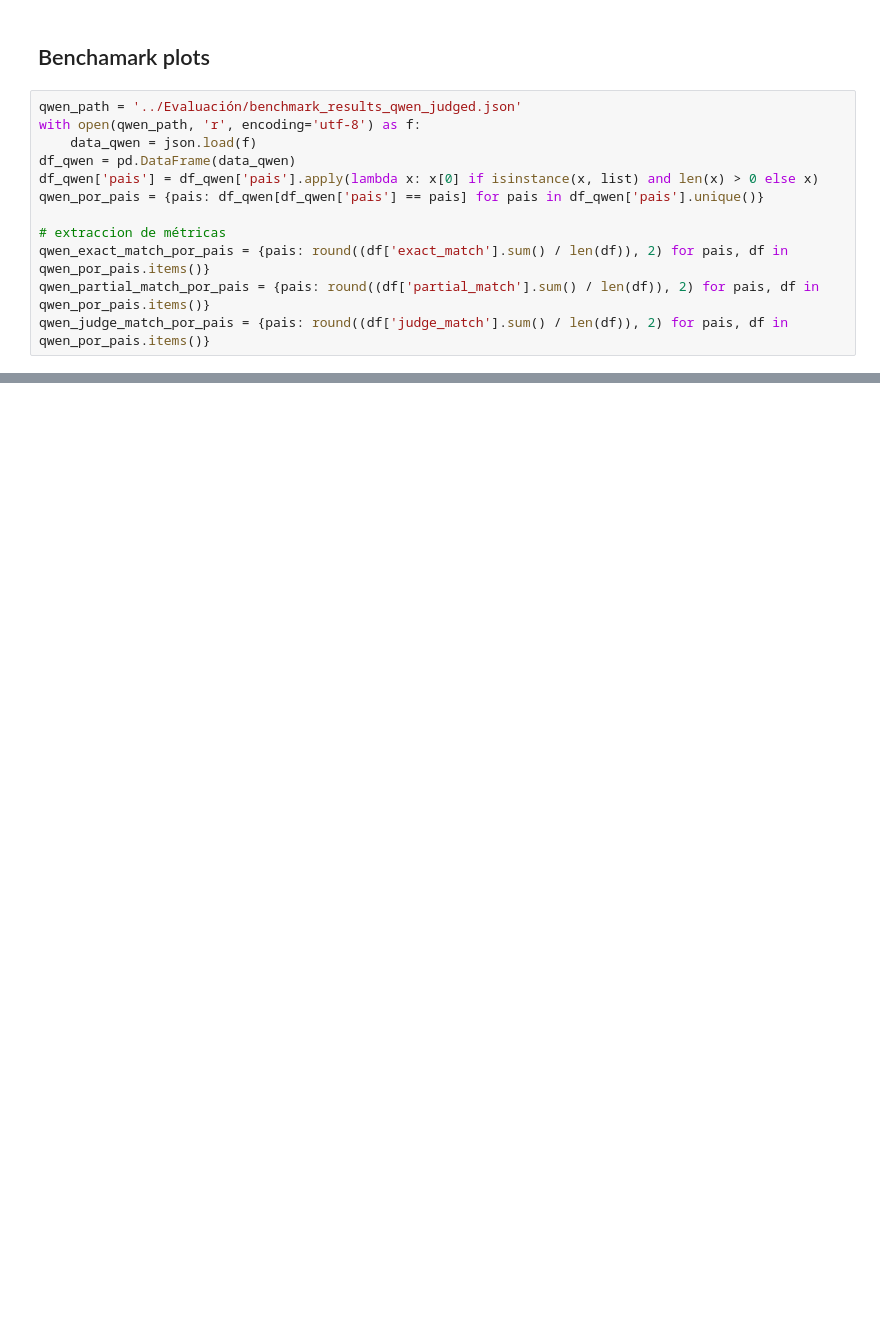
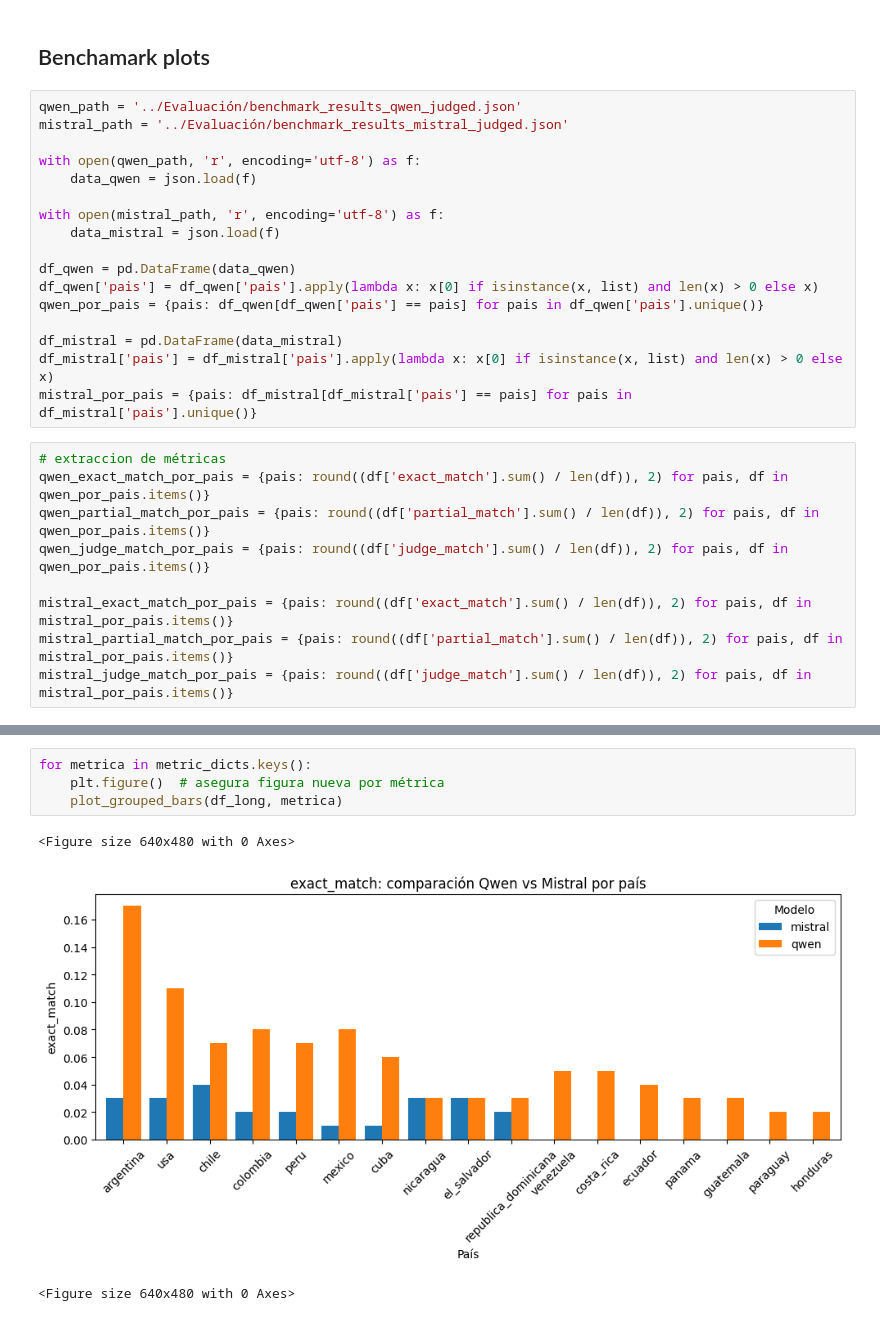
Before and after one commit to JuanHernandez-uc/Proyecto-IA-Gen, a Jupyter notebook: Analisis de datos/analisis_QA.ipynb, the cells around one changed output, grey strips where cells are left out. Cells and saved outputs as stored; diff of their text form; blank space fills up the shorter version.

```diff
--- a/Analisis de datos/analisis_QA.ipynb
+++ b/Analisis de datos/analisis_QA.ipynb
@@ -184,16 +187,30 @@ plot_entity_degree_distributions(entidades_no_humanas_por_pais, "Distribuciones
 ## Benchamark plots
 # %%
 qwen_path = '../Evaluación/benchmark_results_qwen_judged.json'
+mistral_path = '../Evaluación/benchmark_results_mistral_judged.json'
+
 with open(qwen_path, 'r', encoding='utf-8') as f:
     data_qwen = json.load(f)
+
+with open(mistral_path, 'r', encoding='utf-8') as f:
+    data_mistral = json.load(f)
+
 df_qwen = pd.DataFrame(data_qwen)
 df_qwen['pais'] = df_qwen['pais'].apply(lambda x: x[0] if isinstance(x, list) and len(x) > 0 else x)
 qwen_por_pais = {pais: df_qwen[df_qwen['pais'] == pais] for pais in df_qwen['pais'].unique()}
 
-# extraccion de métricas
-qwen_exact_match_por_pais = {pais: round((df['exact_match'].sum() / len(df)), 2) for pais, df in qwen_por_pais.items()}
-qwen_partial_match_por_pais = {pais: round((df['partial_match'].sum() / len(df)), 2) for pais, df in qwen_por_pais.items()}
-qwen_judge_match_por_pais = {pais: round((df['judge_match'].sum() / len(df)), 2) for pais, df in qwen_por_pais.items()}
+df_mistral = pd.DataFrame(data_mistral)
+df_mistral['pais'] = df_mistral['pais'].apply(lambda x: x[0] if isinstance(x, list) and len(x) > 0 else x)
+mistral_por_pais = {pais: df_mistral[df_mistral['pais'] == pais] for pais in df_mistral['pais'].unique()}
+# %%
+# extraccion de métricas
+qwen_exact_match_por_pais = {pais: round((df['exact_match'].sum() / len(df)), 2) for pais, df in qwen_por_pais.items()}
+qwen_partial_match_por_pais = {pais: round((df['partial_match'].sum() / len(df)), 2) for pais, df in qwen_por_pais.items()}
+qwen_judge_match_por_pais = {pais: round((df['judge_match'].sum() / len(df)), 2) for pais, df in qwen_por_pais.items()}
+
+mistral_exact_match_por_pais = {pais: round((df['exact_match'].sum() / len(df)), 2) for pais, df in mistral_por_pais.items()}
+mistral_partial_match_por_pais = {pais: round((df['partial_match'].sum() / len(df)), 2) for pais, df in mistral_por_pais.items()}
+mistral_judge_match_por_pais = {pais: round((df['judge_match'].sum() / len(df)), 2) for pais, df in mistral_por_pais.items()}
 # %%
 metric_dicts = {
     "exact_match": {
@@ -220,0 +247,8 @@ qwen_por_pais['chile'].head(1)
+# %%
+for metrica in metric_dicts.keys():
+    plt.figure()  # asegura figura nueva por métrica
+    plot_grouped_bars(df_long, metrica)
+# %% [output]
+<Figure size 640x480 with 0 Axes>
+[figure, added]
+<Figure size 640x480 with 0 Axes>
```
Also changed, not shown: parts of 8 cells of this notebook.
